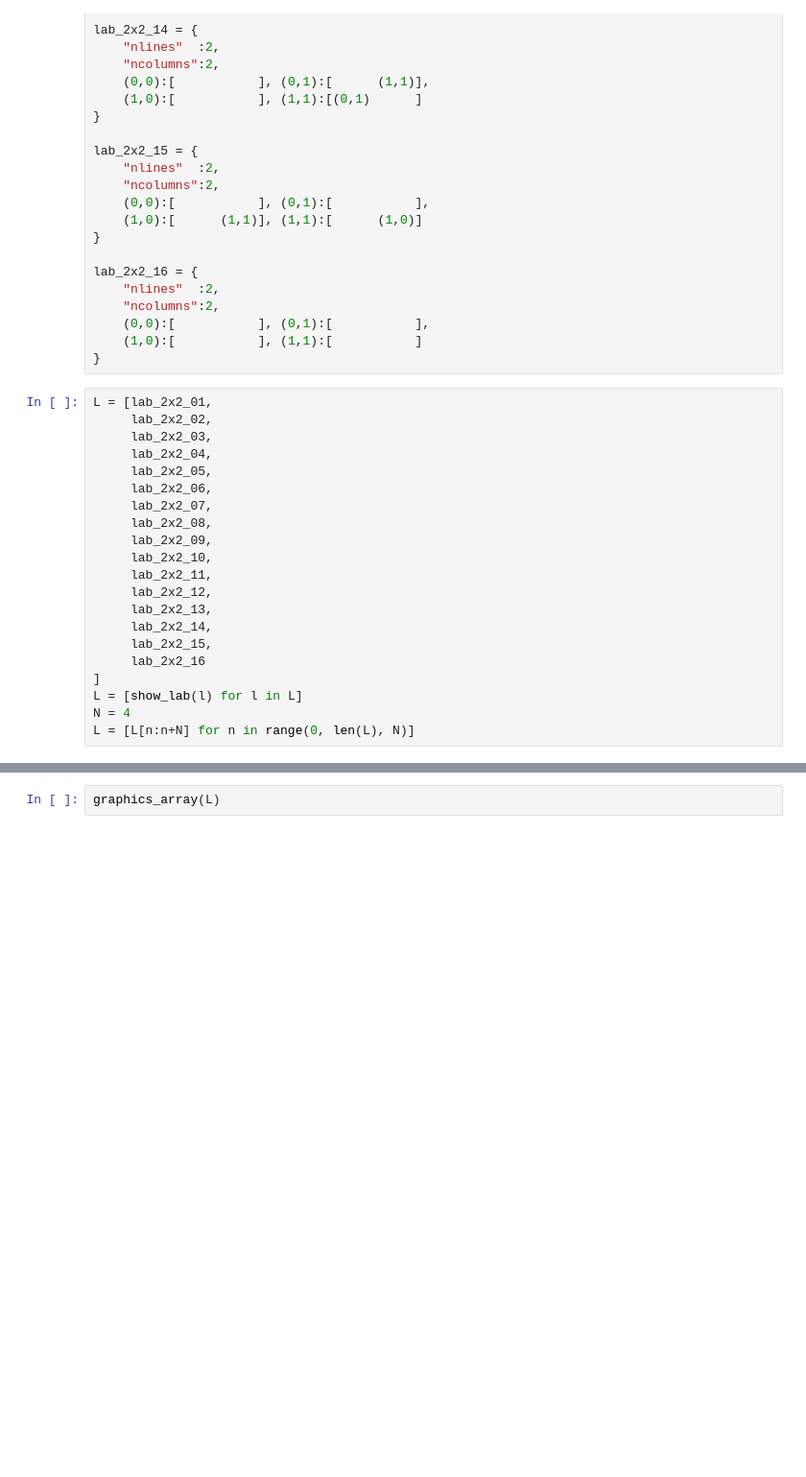
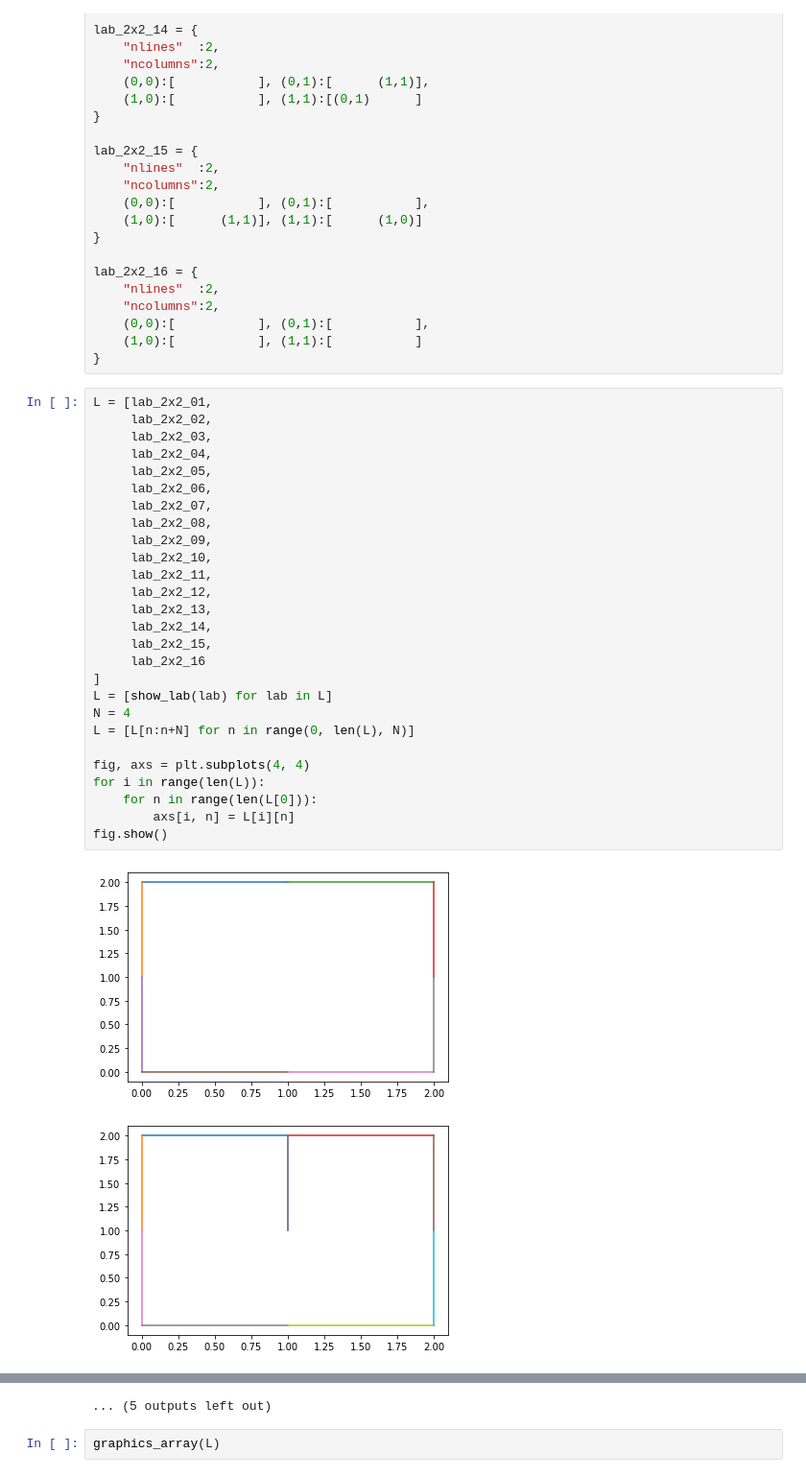
Before and after one commit to bilaldjoss/projet_labyrinthe, a Jupyter notebook: AffichageProjet.ipynb, the cells around one changed output, grey strips where cells are left out. Shown at 96% size. Saved outputs shown, nothing was run; the diff lists cells and outputs as text; blank space fills up the shorter version.

```diff
--- a/AffichageProjet.ipynb
+++ b/AffichageProjet.ipynb
@@ -175,21 +185,30 @@ lab_2x2_16 = {
 # %%
 L = [lab_2x2_01,
      lab_2x2_02,
      lab_2x2_03,
      lab_2x2_04,
      lab_2x2_05,
      lab_2x2_06,
      lab_2x2_07,
      lab_2x2_08,
      lab_2x2_09,
      lab_2x2_10,
      lab_2x2_11,
      lab_2x2_12,
      lab_2x2_13,
      lab_2x2_14,
      lab_2x2_15,
      lab_2x2_16
 ]
-L = [show_lab(l) for l in L]
+L = [show_lab(lab) for lab in L]
 N = 4
 L = [L[n:n+N] for n in range(0, len(L), N)]
+
+fig, axs = plt.subplots(4, 4)
+for i in range(len(L)):
+    for n in range(len(L[0])):
+        axs[i, n] = L[i][n]
+fig.show()
+# %% [output]
+[figure, added]
+[figure, added]
@@ -196,3 +225,4 @@ L = [L[n:n+N] for n in range(0, len(L), N)]
+... (5 outputs left out)
 # %%
 graphics_array(L)
 # %% [output]
```
Also changed, not shown: parts of 4 cells of this notebook.
